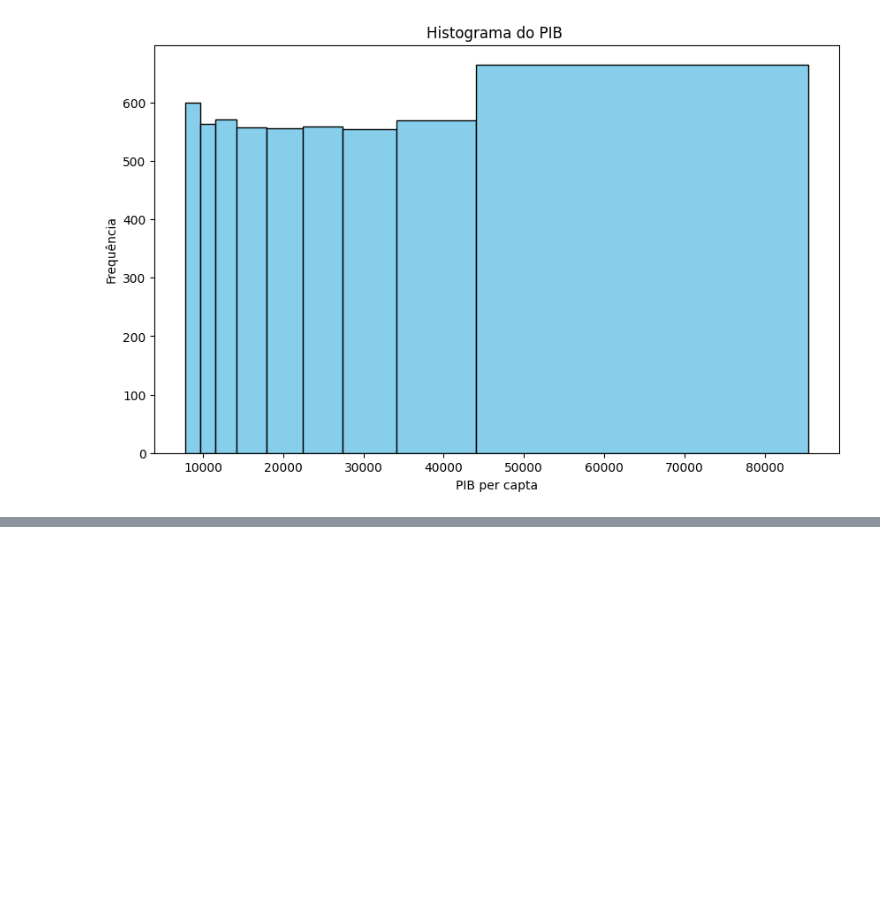
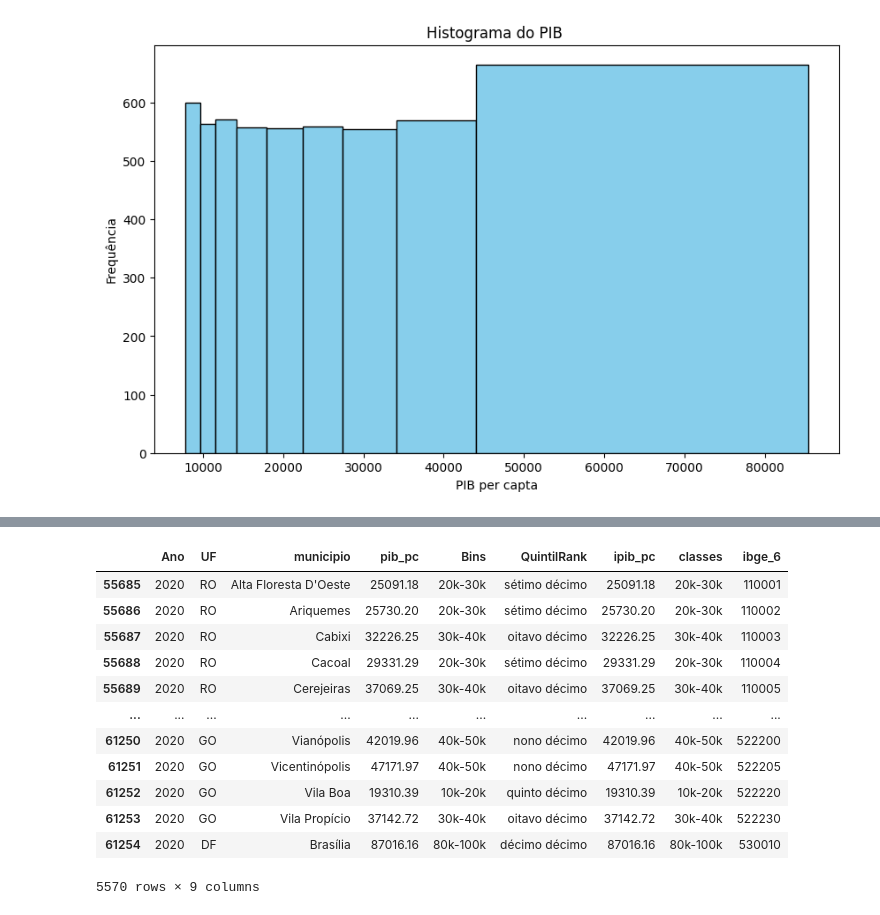
Before and after one commit to heliomacedofilho/projetos-do-bootcamp-analise-de-dados-enap-2023, a Jupyter notebook: presenca_das_politicas_publicas_sociais_nos_municipios/pib_pc.ipynb, the cells around one changed output, grey strips where cells are left out. Saved outputs shown, nothing was run; the diff lists cells and outputs as text; code cells hidden in the pictures; blank space fills up the shorter version.

```diff
--- a/presenca_das_politicas_publicas_sociais_nos_municipios/pib_pc.ipynb
+++ b/presenca_das_politicas_publicas_sociais_nos_municipios/pib_pc.ipynb
@@ -481,0 +562,25 @@ Requirement already satisfied: six>=1.5 in c:\users\sesup\appdata\local\programs
+# %%
+# Criando uma cópia do meu dataframe pois os dados de georreferenciamento consideram o código do IBGE com seis dígitos, sem o código verificador
+df_ibge_6 = df.copy()
+
+# Remova o último dígito da coluna 'ibge_7' e atribua o resultado à coluna 'ibge_6'
+df_ibge_6['ibge_6'] = df_ibge_6['ibge_7'].astype(str).str[:-1].astype(int)
+
+# Agora, você pode descartar a coluna 'ibge_7' se não for mais necessária no novo DataFrame
+df_ibge_6.drop(columns=['ibge_7'], inplace=True)
+# %%
+df_ibge_6
+# %% [output]
+|  | Ano | UF | municipio | pib_pc | Bins | QuintilRank | ipib_pc | classes | ibge_6 |
+| 55685 | 2020 | RO | Alta Floresta D'Oeste | 25091.18 | 20k-30k | sétimo décimo | 25091.18 | 20k-30k | 110001 |
+| 55686 | 2020 | RO | Ariquemes | 25730.20 | 20k-30k | sétimo décimo | 25730.20 | 20k-30k | 110002 |
+| 55687 | 2020 | RO | Cabixi | 32226.25 | 30k-40k | oitavo décimo | 32226.25 | 30k-40k | 110003 |
+| 55688 | 2020 | RO | Cacoal | 29331.29 | 20k-30k | sétimo décimo | 29331.29 | 20k-30k | 110004 |
+| 55689 | 2020 | RO | Cerejeiras | 37069.25 | 30k-40k | oitavo décimo | 37069.25 | 30k-40k | 110005 |
+| ... | ... | ... | ... | ... | ... | ... | ... | ... | ... |
+| 61250 | 2020 | GO | Vianópolis | 42019.96 | 40k-50k | nono décimo | 42019.96 | 40k-50k | 522200 |
+| 61251 | 2020 | GO | Vicentinópolis | 47171.97 | 40k-50k | nono décimo | 47171.97 | 40k-50k | 522205 |
+| 61252 | 2020 | GO | Vila Boa | 19310.39 | 10k-20k | quinto décimo | 19310.39 | 10k-20k | 522220 |
+| 61253 | 2020 | GO | Vila Propício | 37142.72 | 30k-40k | oitavo décimo | 37142.72 | 30k-40k | 522230 |
+| 61254 | 2020 | DF | Brasília | 87016.16 | 80k-100k | décimo décimo | 87016.16 | 80k-100k | 530010 |
+5570 rows × 9 columns
```
Also changed, not shown: parts of 33 cells of this notebook.
